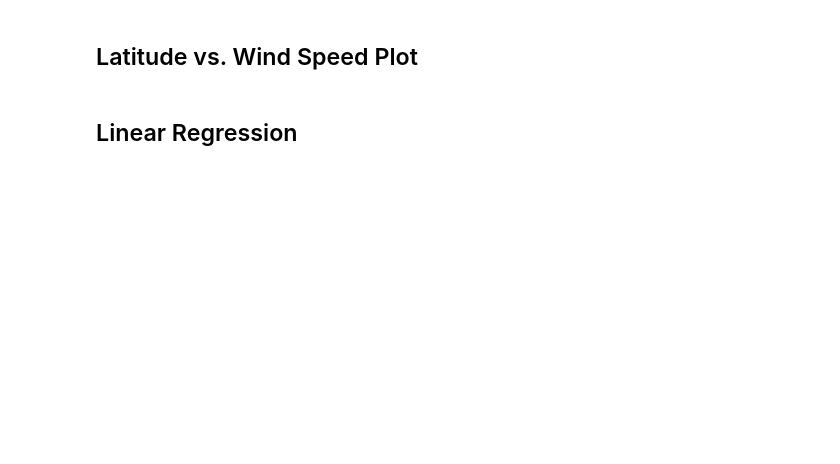
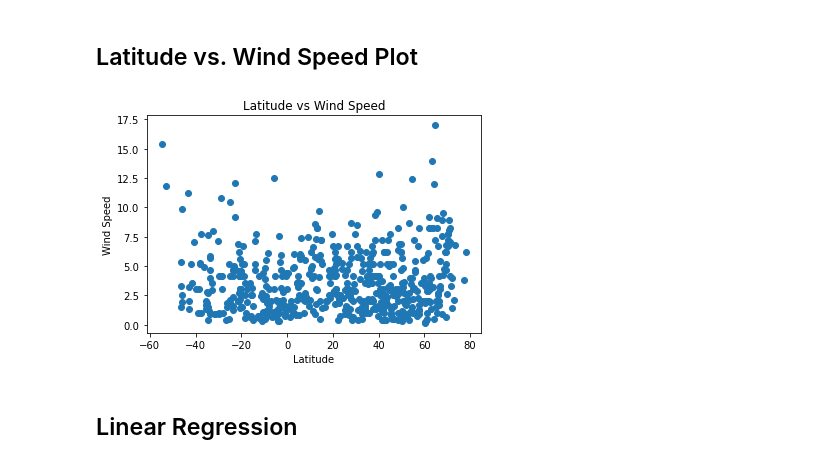
Before and after one commit to etreznoski/global_weather_vacation_analysis, a Jupyter notebook: WeatherPy/WeatherPy.ipynb, the cells around one changed output. Cells and saved outputs as stored; diff of their text form; code cells hidden in the pictures; blank space fills up the shorter version.

```diff
--- a/WeatherPy/WeatherPy.ipynb
+++ b/WeatherPy/WeatherPy.ipynb
@@ -207,4 +250,13 @@ humid_df.sort_values(by="Humidity", ascending=False)
 # %% [markdown]
 ## Latitude vs. Wind Speed Plot
+# %%
+plt.scatter(clean_city_df['Lat'],clean_city_df['Wind Speed'])
+plt.xlabel('Latitude')
+plt.ylabel('Wind Speed')
+plt.title('Latitude vs Wind Speed')
+plt.savefig('lat_wind.png', dpi=300, bbox_inches='tight')
+plt.show()
+# %% [output]
+[figure, added]
 # %% [markdown]
 ## Linear Regression
```
Also changed, not shown: parts of 13 cells of this notebook, 12 other files.
